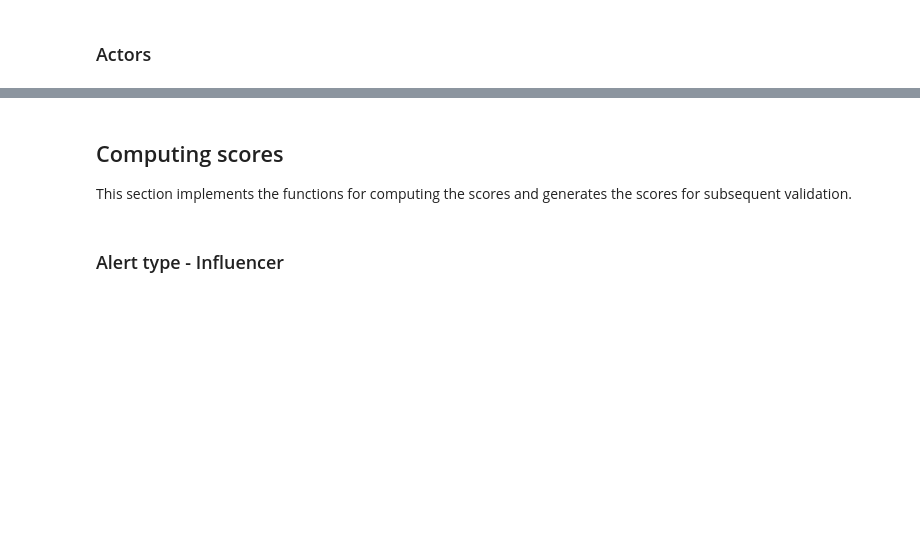
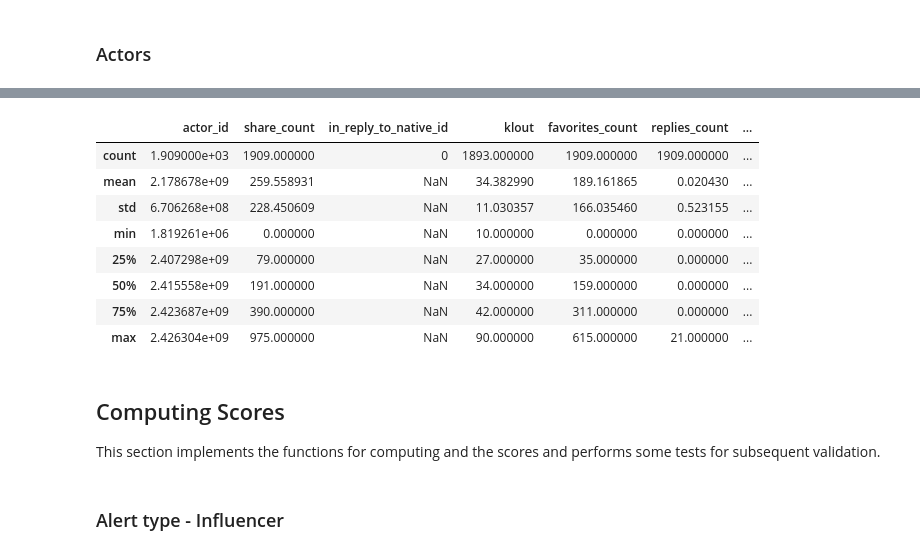
Before and after one commit to encorealerts/ipython-experiments, a Jupyter notebook: adornes/python_analysis_score_alerts.ipynb, the cells around one changed output, grey strips where cells are left out. Saved outputs shown, nothing was run; the diff lists cells and outputs as text; code cells hidden in the pictures; blank space fills up the shorter version.

```diff
--- a/adornes/python_analysis_score_alerts.ipynb
+++ b/adornes/python_analysis_score_alerts.ipynb
@@ -130,7 +179,19 @@ actors.describe()
+# %%
+activities_urls.describe()
+# %% [output]
+|  | actor_id | share_count | in_reply_to_native_id | klout | favorites_count | replies_count | ... |
+| count | 1.909000e+03 | 1909.000000 | 0 | 1893.000000 | 1909.000000 | 1909.000000 | ... |
+| mean | 2.178678e+09 | 259.558931 | NaN | 34.382990 | 189.161865 | 0.020430 | ... |
+| std | 6.706268e+08 | 228.450609 | NaN | 11.030357 | 166.035460 | 0.523155 | ... |
+| min | 1.819261e+06 | 0.000000 | NaN | 10.000000 | 0.000000 | 0.000000 | ... |
+| 25% | 2.407298e+09 | 79.000000 | NaN | 27.000000 | 35.000000 | 0.000000 | ... |
+| 50% | 2.415558e+09 | 191.000000 | NaN | 34.000000 | 159.000000 | 0.000000 | ... |
+| 75% | 2.423687e+09 | 390.000000 | NaN | 42.000000 | 311.000000 | 0.000000 | ... |
+| max | 2.426304e+09 | 975.000000 | NaN | 90.000000 | 615.000000 | 21.000000 | ... |
 # %% [markdown]
-## Computing scores
+## Computing Scores
 
-This section implements the functions for computing the scores and generates the scores for subsequent validation.
+This section implements the functions for computing and the scores and performs some tests for subsequent validation.
 # %% [markdown]
 ### Alert type - Influencer
 # %% [markdown]
```
Also changed, not shown: parts of 18 cells of this notebook.
